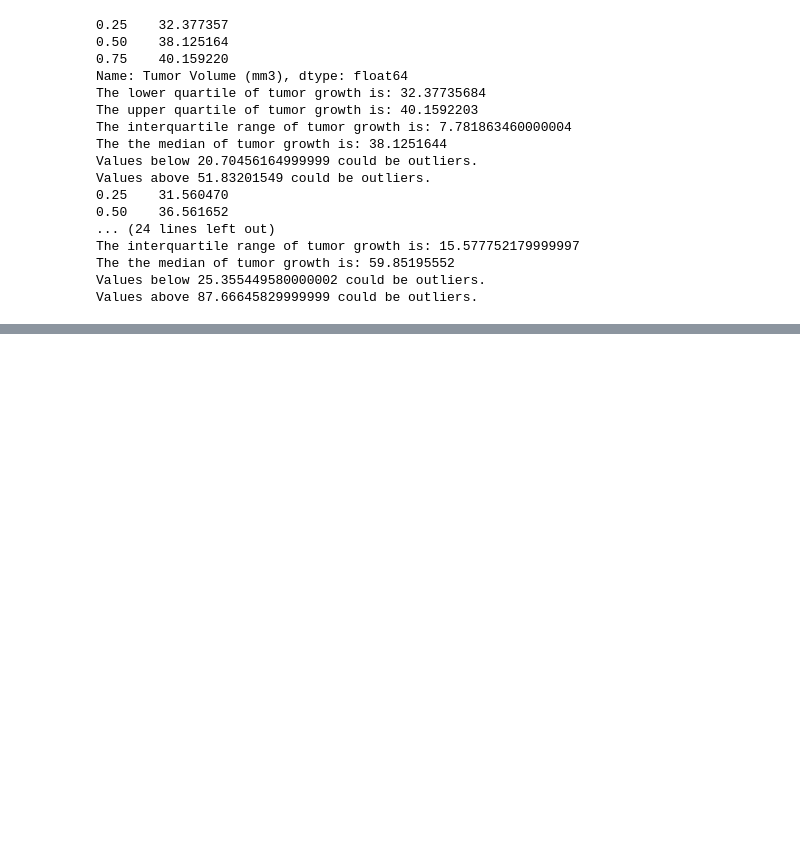
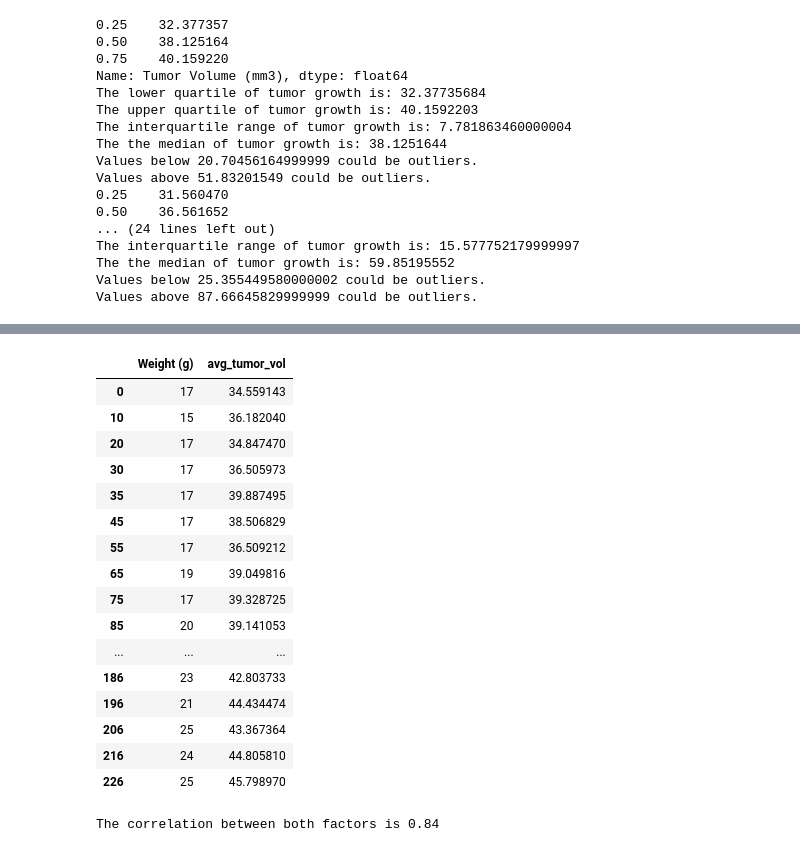
Before and after one commit to tochdo/Matplotlib, a Jupyter notebook: Matplotlib Homework.ipynb, the cells around one changed output, grey strips where cells are left out. Saved outputs shown, nothing was run; the diff lists cells and outputs as text; code cells hidden in the pictures; blank space fills up the shorter version.

```diff
--- a/Matplotlib Homework.ipynb
+++ b/Matplotlib Homework.ipynb
@@ -425,3 +395,30 @@ for i in best_drugs:
+# %%
+merged_capomulin_df
+# %% [output]
+|  | Weight (g) | avg_tumor_vol |
+| 0 | 17 | 34.559143 |
+| 10 | 15 | 36.182040 |
+| 20 | 17 | 34.847470 |
+| 30 | 17 | 36.505973 |
+| 35 | 17 | 39.887495 |
+| 45 | 17 | 38.506829 |
+| 55 | 17 | 36.509212 |
+| 65 | 19 | 39.049816 |
+| 75 | 17 | 39.328725 |
+| 85 | 20 | 39.141053 |
+| ... | ... | ... |
+| 186 | 23 | 42.803733 |
+| 196 | 21 | 44.434474 |
+| 206 | 25 | 43.367364 |
+| 216 | 24 | 44.805810 |
+| 226 | 25 | 45.798970 |
 # %%
 # Calculate the correlation coefficient and linear regression model
 # for mouse weight and average tumor volume for the Capomulin regimen
+
+mouse_weight = merged_capomulin_df.iloc[:,0]
+tumor_vol = merged_capomulin_df.iloc[:,1]
+correlation = st.pearsonr(mouse_weight, tumor_vol)
+print(f"The correlation between both factors is {round(correlation[0],2)}")
+# %% [output]
+The correlation between both factors is 0.84
```
Also changed, not shown: parts of 11 cells of this notebook.
